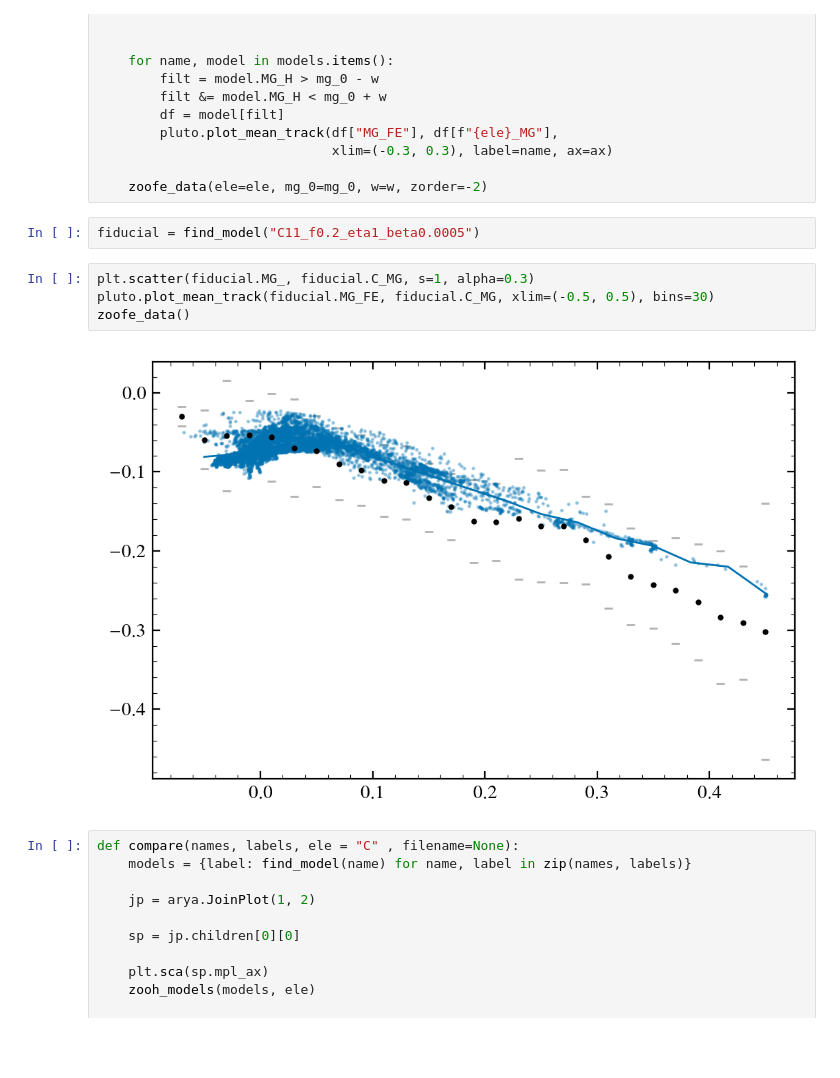
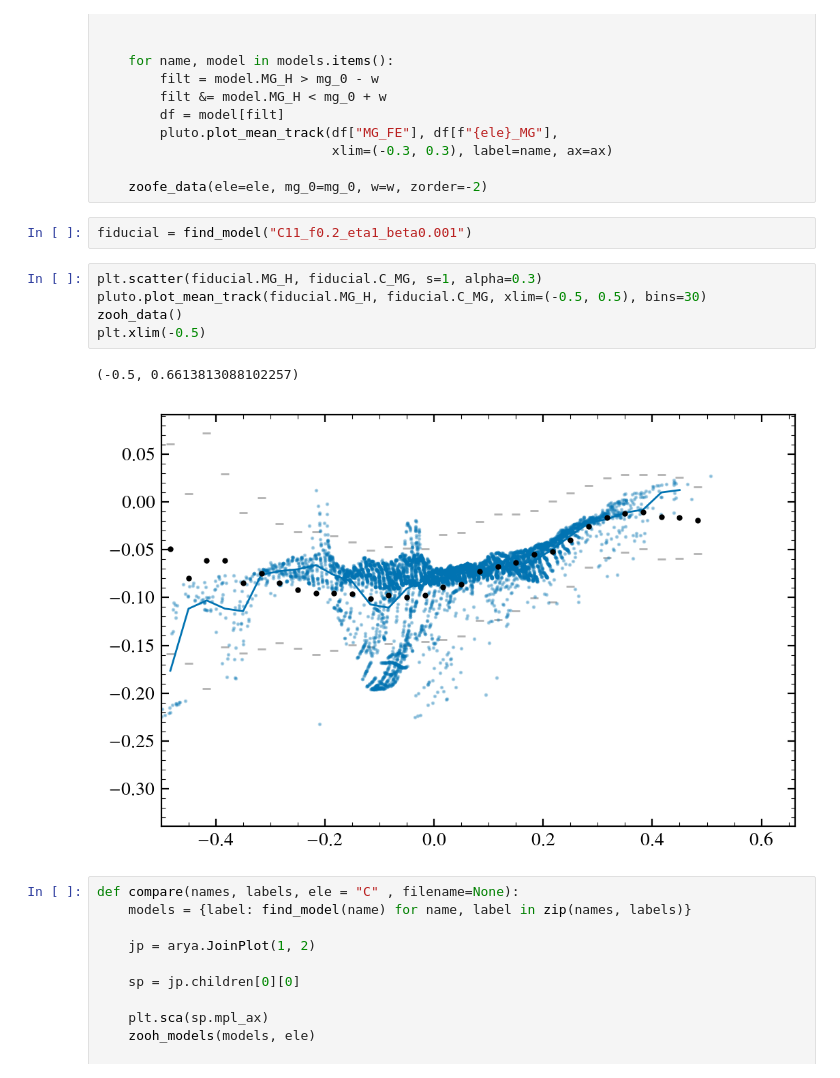
Before and after one commit to aeyobd/surp, a Jupyter notebook: carbon_paper/new_models.ipynb, the cells around one changed output. Cells and saved outputs as stored; diff of their text form; blank space fills up the shorter version.

Commit message:
plots for new set of models

```diff
--- a/carbon_paper/new_models.ipynb
+++ b/carbon_paper/new_models.ipynb
@@ -88,13 +88,15 @@ def zoofe_models(models: dict, ele="C", mg_0=0.1, w=0.05, ax=None, **kwargs):
 
     zoofe_data(ele=ele, mg_0=mg_0, w=w, zorder=-2)
 # %%
-fiducial = find_model("C11_f0.2_eta1_beta0.0005")
+fiducial = find_model("C11_f0.2_eta1_beta0.001")
 # %%
-plt.scatter(fiducial.MG_, fiducial.C_MG, s=1, alpha=0.3)
-pluto.plot_mean_track(fiducial.MG_FE, fiducial.C_MG, xlim=(-0.5, 0.5), bins=30)
-zoofe_data()
+plt.scatter(fiducial.MG_H, fiducial.C_MG, s=1, alpha=0.3)
+pluto.plot_mean_track(fiducial.MG_H, fiducial.C_MG, xlim=(-0.5, 0.5), bins=30)
+zooh_data()
+plt.xlim(-0.5)
 # %% [output]
+(-0.5, 0.6613813088102257)
-[figure, old version]
+[figure, new version]
 # %%
 def compare(names, labels, ele = "C" , filename=None):
     models = {label: find_model(name) for name, label in zip(names, labels)}
```
Also changed, not shown: parts of 7 cells of this notebook, 6 other files.
